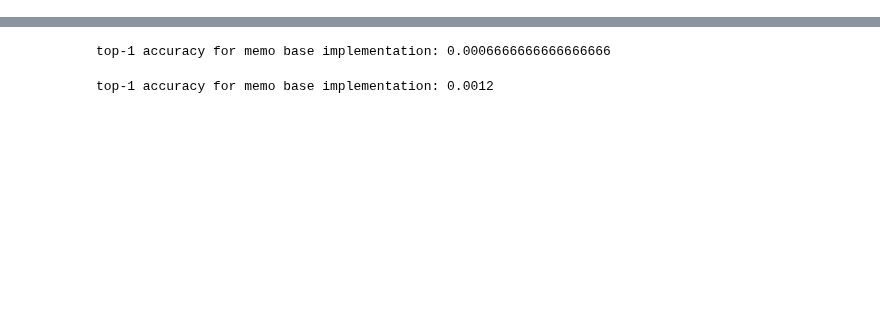
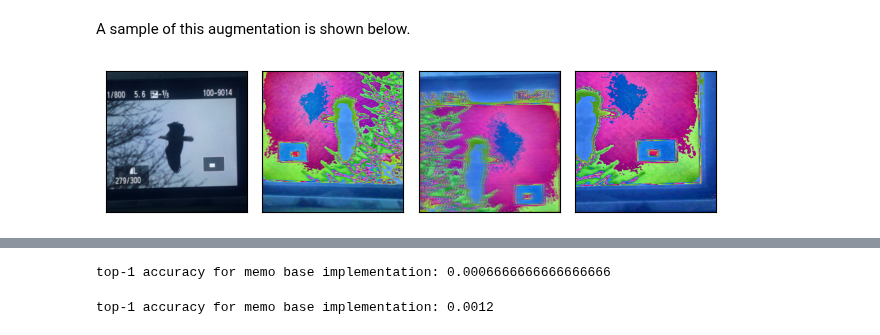
Before and after one commit to Dr3dre/Memo_DL2024, a Jupyter notebook: memo.ipynb, the cells around one changed output, grey strips where cells are left out. Saved outputs shown, nothing was run; the diff lists cells and outputs as text; code cells hidden in the pictures; blank space fills up the shorter version.

```diff
--- a/memo.ipynb
+++ b/memo.ipynb
@@ -386,3 +482,15 @@ preaugment = torchvision.transforms.Compose([
     torchvision.transforms.RandomResizedCrop(224),
     torchvision.transforms.RandomHorizontalFlip(),
 ])
+# %% [markdown]
+A sample of this augmentation is shown below.
+# %%
+augmix_example_img = []
+sample_image = imagenet_a[500][0]
+augmix_example_img.append(sample_image)
+for i in range(3):
+    augmix_example_img.append(augmix(sample_image))
+
+plot(augmix_example_img)
+# %% [output]
+[figure, added]
```
Also changed, not shown: parts of 37 cells of this notebook.
